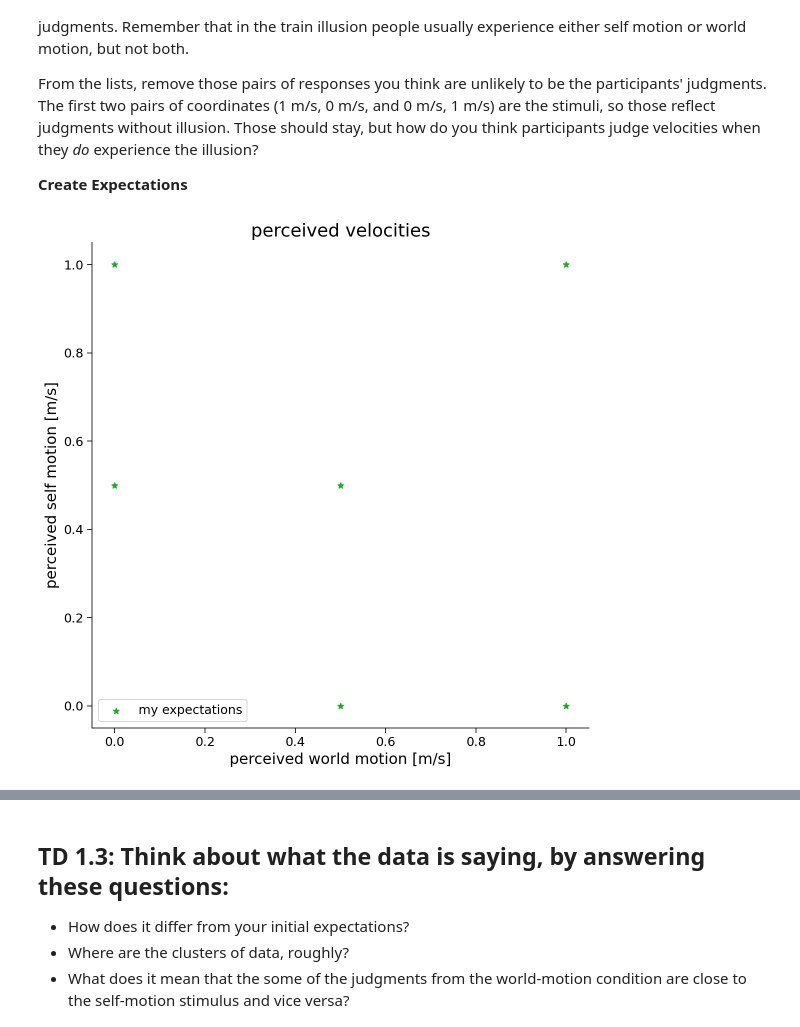
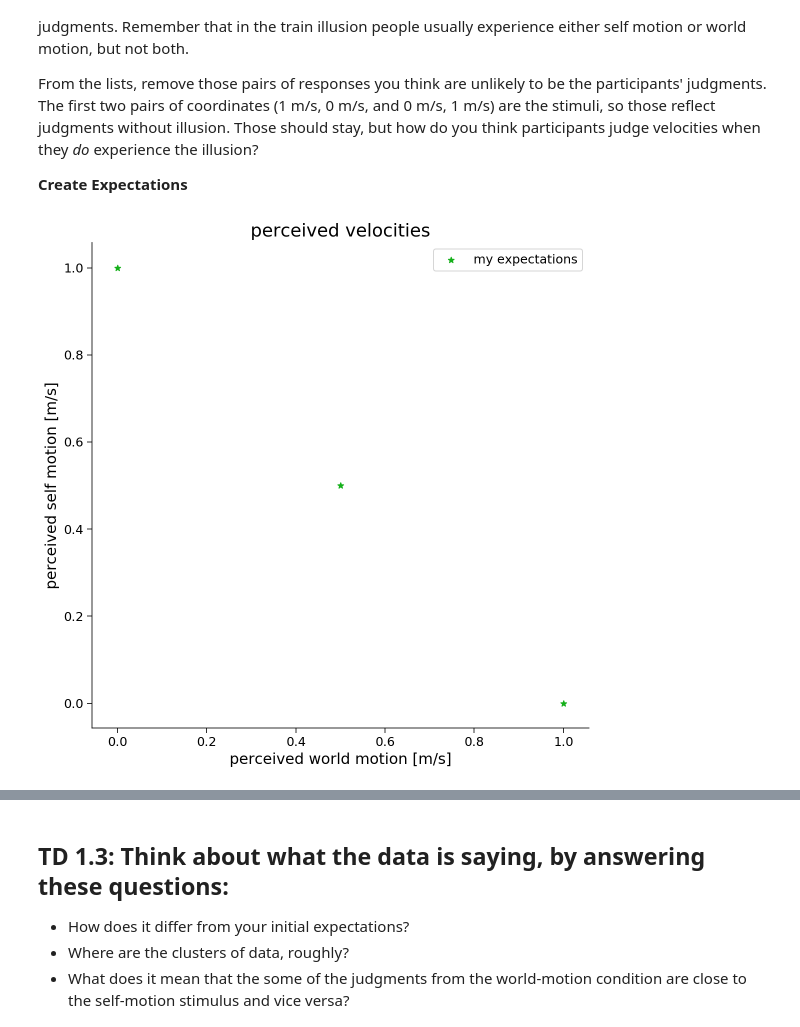
Before and after one commit to neurorishika/course-content, a Jupyter notebook: tutorials/W1D2_ModelingPractice/W1D2_Tutorial1.ipynb, the cells around one changed output, grey strips where cells are left out. Saved outputs shown, nothing was run; the diff lists cells and outputs as text; code cells hidden in the pictures.

```diff
--- a/tutorials/W1D2_ModelingPractice/W1D2_Tutorial1.ipynb
+++ b/tutorials/W1D2_ModelingPractice/W1D2_Tutorial1.ipynb
@@ -481,19 +465,19 @@ From the lists, remove those pairs of responses you think are unlikely to be the
 # %%
 # Create Expectations
 ###################################################################
 # To complete the exercise, remove unlikely responses from the two
 # lists. The lists act as X and Y coordinates for a scatter plot,
 # so make sure the lists match in length.
 ###################################################################
 
-world_vel_exp = [1, 0, 1, 0.5, 0.5, 0]
-self_vel_exp = [0, 1, 1, 0.5, 0, 0.5]
+world_vel_exp = [1, 0, 0.5]
+self_vel_exp = [0, 1, 0.5]
 
 # The code below creates a figure with your predictions:
 my_plot_percepts(datasets={'expectations': {'world': world_vel_exp,
                                             'self': self_vel_exp}})
 # %% [output]
-[figure, old version]
+[figure, new version]
 # %% [markdown]
 ## **TD 1.2**: Compare Expectations to Data
 The behavioral data from our experiment is in a 200 x 5 matrix called `judgments`, where each row indicates a trial.
```
Also changed, not shown: parts of 6 cells of this notebook, 24 other files.
